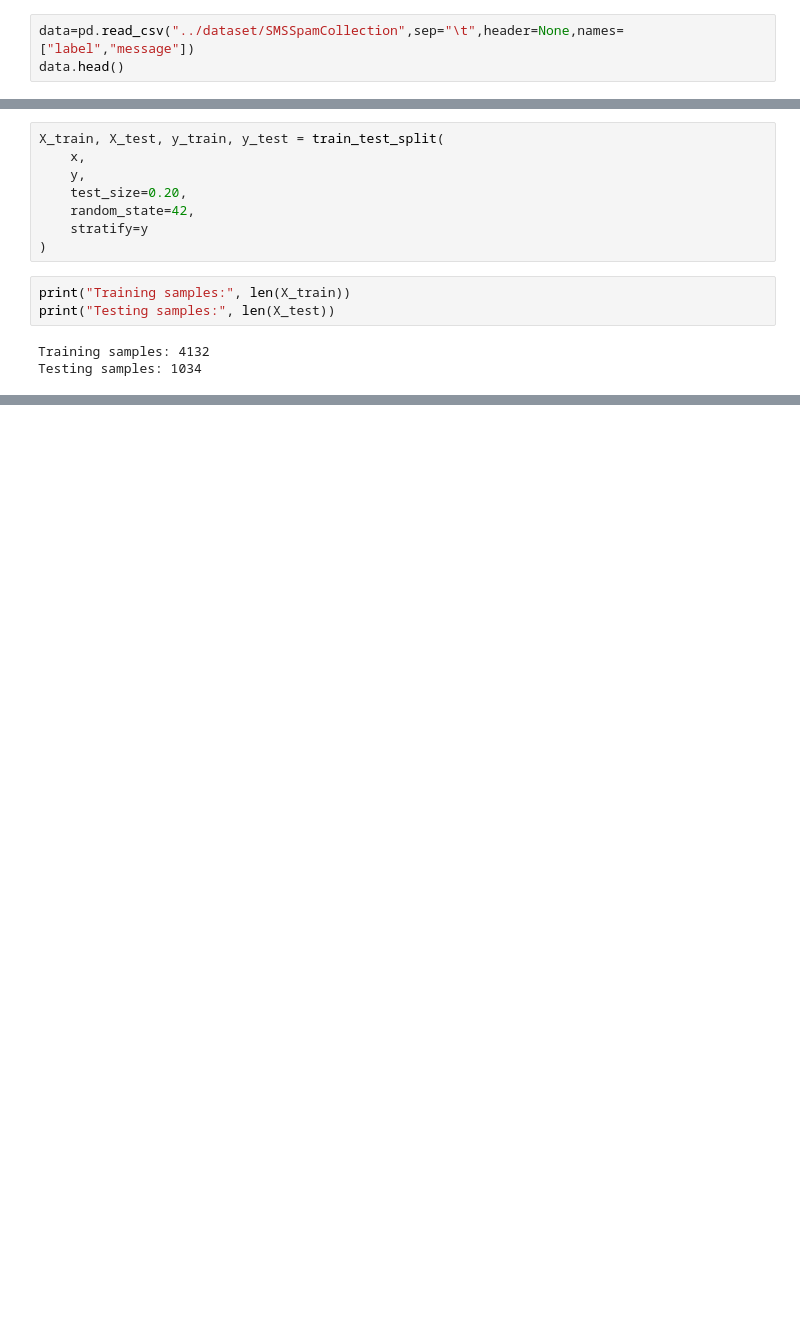
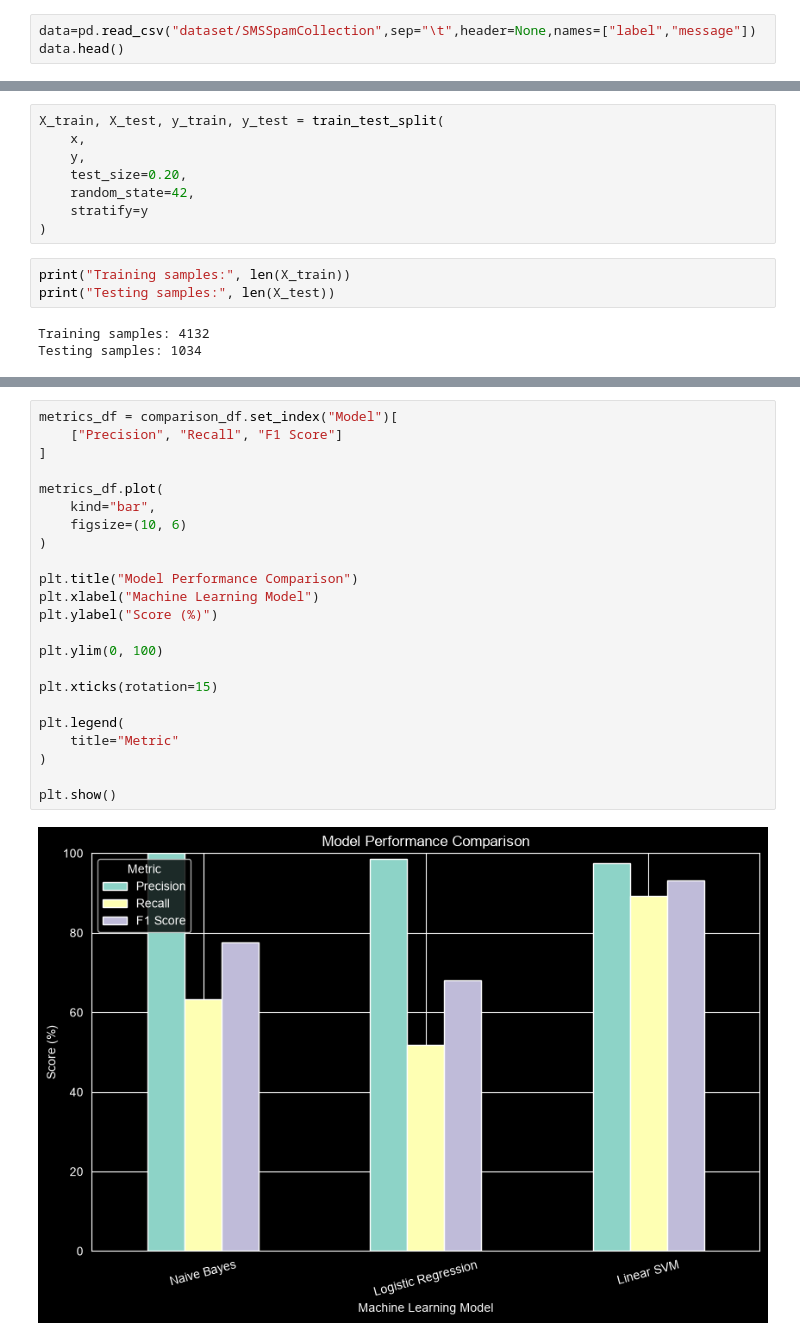
Before and after one commit to tanishqag2504/SMS-Spam-Filter, a Jupyter notebook: SMS_Spam_Filter.ipynb, the cells around one changed output, grey strips where cells are left out. Cells and saved outputs as stored; diff of their text form; blank space fills up the shorter version.

```diff
--- a/SMS_Spam_Filter.ipynb
+++ b/SMS_Spam_Filter.ipynb
@@ -30,6 +30,6 @@ print("All lib imported")
 # %% [output]
 All lib imported
 # %%
-data=pd.read_csv("../dataset/SMSSpamCollection",sep="\t",header=None,names=["label","message"])
+data=pd.read_csv("dataset/SMSSpamCollection",sep="\t",header=None,names=["label","message"])
 data.head()
 # %% [output]
@@ -239,0 +490,25 @@ Testing samples: 1034
+# %%
+metrics_df = comparison_df.set_index("Model")[
+    ["Precision", "Recall", "F1 Score"]
+]
+
+metrics_df.plot(
+    kind="bar",
+    figsize=(10, 6)
+)
+
+plt.title("Model Performance Comparison")
+plt.xlabel("Machine Learning Model")
+plt.ylabel("Score (%)")
+
+plt.ylim(0, 100)
+
+plt.xticks(rotation=15)
+
+plt.legend(
+    title="Metric"
+)
+
+plt.show()
+# %% [output]
+[figure, added]
```
Also changed, not shown: parts of 24 cells of this notebook.
